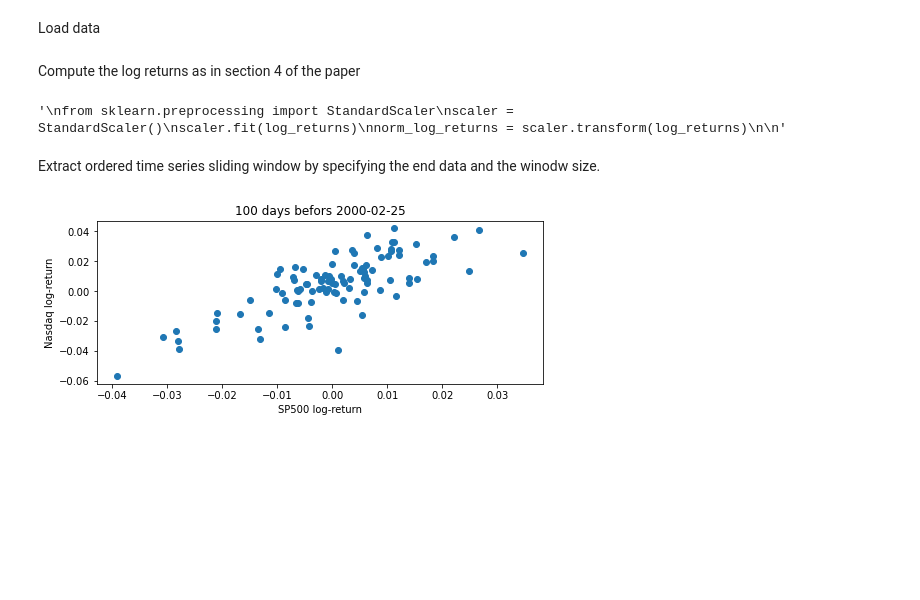
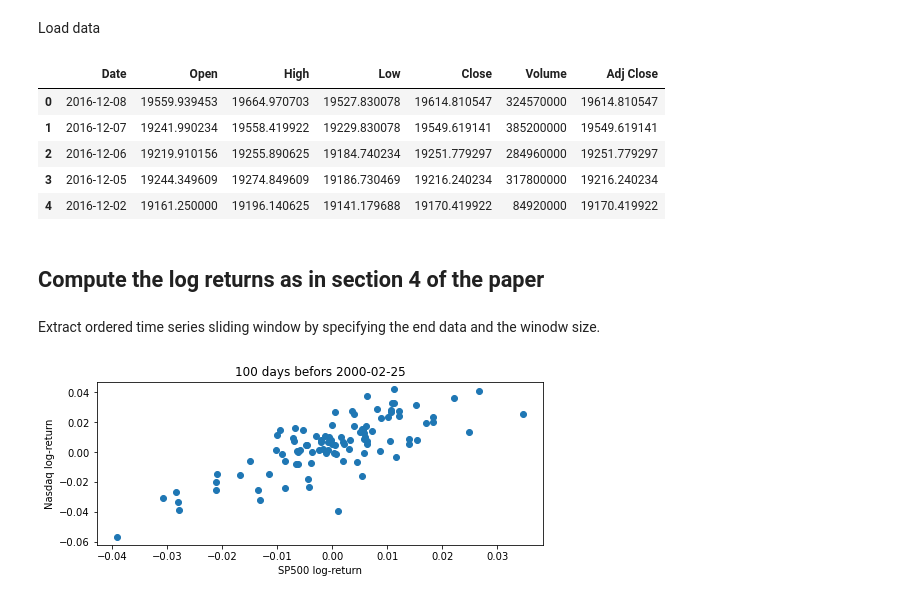
Before and after one commit to KhalilBergaoui/TDA---Financial-Time-Series-Analysis, a Jupyter notebook: TDA Financial Time Series.ipynb, the cells around one changed output. Drawn from its saved outputs; the diff is of its cells as text; code cells hidden in the pictures; blank space fills up the shorter version.

```diff
--- a/TDA Financial Time Series.ipynb
+++ b/TDA Financial Time Series.ipynb
@@ -3 +18,19 @@ Load data
+# %%
+#Getting the data
+#Setting the path to the data
+data_path = "./data/"
+
+DowJones_pd = pd.read_csv(data_path + "DowJones.csv",header=0,delimiter=",")
+Nasdaq_pd = pd.read_csv(data_path + "Nasdaq.csv",header=0,delimiter=",")
+Russell2000_pd = pd.read_csv(data_path + "Russell2000.csv",header=0,delimiter=",")
+SP500_pd = pd.read_csv(data_path + "SP500.csv",header=0,delimiter=",")
+
+DowJones_pd.head(5)
+# %% [output]
+|  | Date | Open | High | Low | Close | Volume | Adj Close |
+| 0 | 2016-12-08 | 19559.939453 | 19664.970703 | 19527.830078 | 19614.810547 | 324570000 | 19614.810547 |
+| 1 | 2016-12-07 | 19241.990234 | 19558.419922 | 19229.830078 | 19549.619141 | 385200000 | 19549.619141 |
+| 2 | 2016-12-06 | 19219.910156 | 19255.890625 | 19184.740234 | 19251.779297 | 284960000 | 19251.779297 |
+| 3 | 2016-12-05 | 19244.349609 | 19274.849609 | 19186.730469 | 19216.240234 | 317800000 | 19216.240234 |
+| 4 | 2016-12-02 | 19161.250000 | 19196.140625 | 19141.179688 | 19170.419922 | 84920000 | 19170.419922 |
 # %%
@@ -49,20 +53,10 @@ SP500 = SP500.reshape(len(SP500),1)
 ts = np.concatenate((DJ.transpose(),Nasdaq.transpose(),Rus.transpose(),SP500.transpose()))
 # %% [markdown]
-Compute the log returns as in section 4 of the paper
+## Compute the log returns as in section 4 of the paper
 # %%
 log_returns = np.diff(-np.log(ts),axis=1) #log(P(i,j)/P(i,j-1))
 #computing the log returns eliminates the date '1987-12-23' corresponding to last row because this date
 #does not have previous value
-
-"""
-from sklearn.preprocessing import StandardScaler
-scaler = StandardScaler()
-scaler.fit(log_returns)
-norm_log_returns = scaler.transform(log_returns)
-
-"""
-# %% [output]
-'\nfrom sklearn.preprocessing import StandardScaler\nscaler = StandardScaler()\nscaler.fit(log_returns)\nnorm_log_returns = scaler.transform(log_returns)\n\n'
 # %% [markdown]
 Extract ordered time series sliding window by specifying the end data and the winodw size.
 # %%
```
Also changed, not shown: parts of 32 cells of this notebook.
